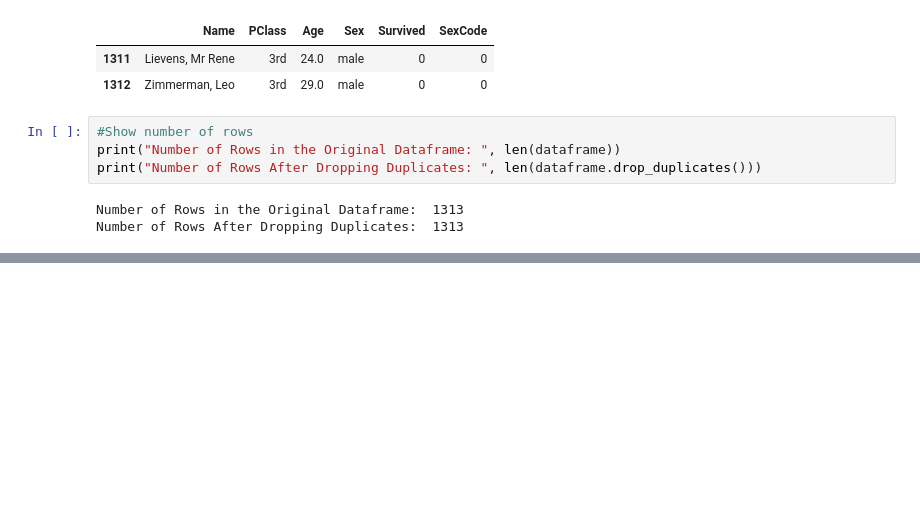
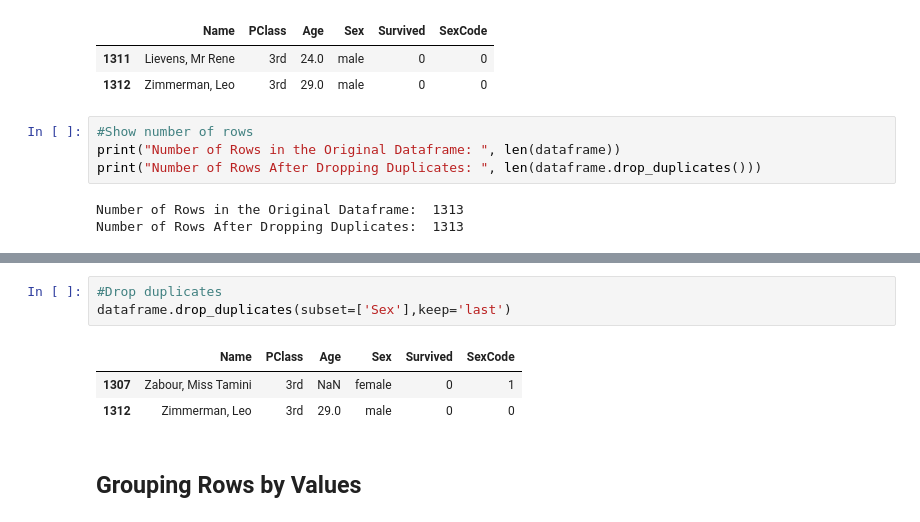
Before and after one commit to silentstar29/my_notes_machine_learning_with_python_cookbook, a Jupyter notebook: chapter-3_Data_wrangling.ipynb, the cells around one changed output, grey strips where cells are left out. Saved outputs shown, nothing was run; the diff lists cells and outputs as text; blank space fills up the shorter version.

```diff
--- a/chapter-3_Data_wrangling.ipynb
+++ b/chapter-3_Data_wrangling.ipynb
@@ -438,0 +446,9 @@ Number of Rows After Dropping Duplicates:  1313
+# %%
+#Drop duplicates
+dataframe.drop_duplicates(subset=['Sex'],keep='last')
+# %% [output]
+|  | Name | PClass | Age | Sex | Survived | SexCode |
+| 1307 | Zabour, Miss Tamini | 3rd | NaN | female | 0 | 1 |
+| 1312 | Zimmerman, Leo | 3rd | 29.0 | male | 0 | 0 |
+# %% [markdown]
+## Grouping Rows by Values
```
Also changed, not shown: parts of 39 cells of this notebook.
